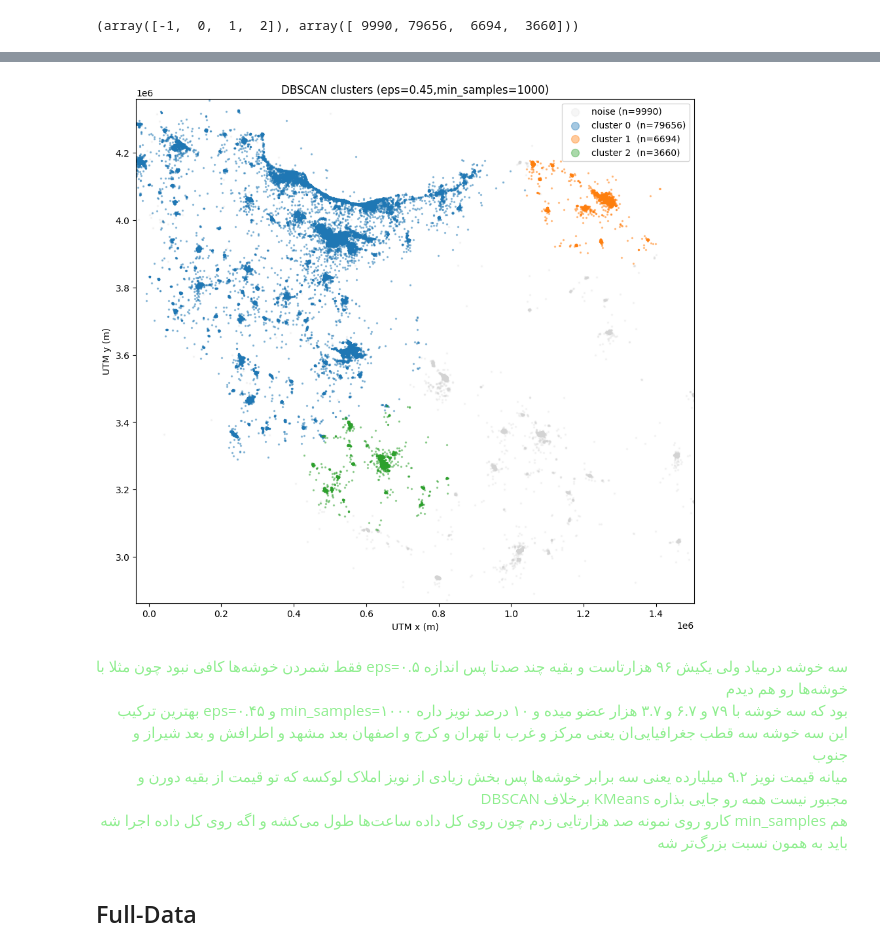
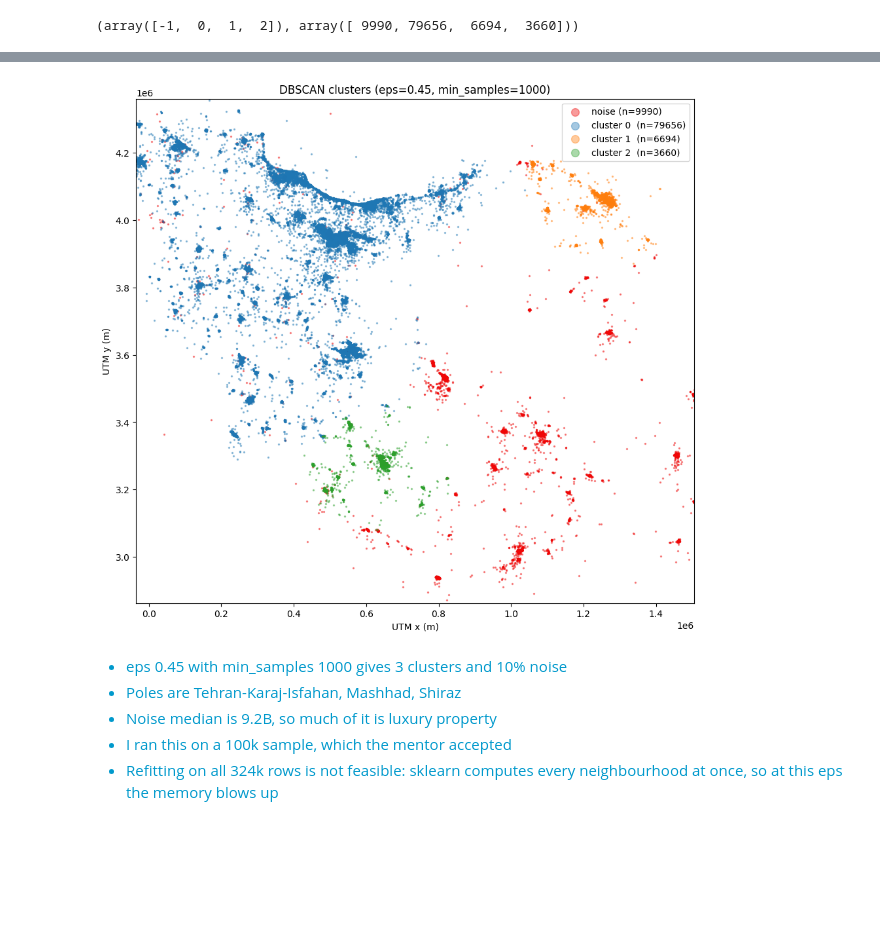
Before and after one commit to aminrafi394/quera-AI-first-project, a Jupyter notebook: notebooks/clustering_mahdi.ipynb, the cells around one changed output, grey strips where cells are left out. Saved outputs shown, nothing was run; the diff lists cells and outputs as text; code cells hidden in the pictures; blank space fills up the shorter version.

```diff
--- a/notebooks/clustering_mahdi.ipynb
+++ b/notebooks/clustering_mahdi.ipynb
@@ -536,35 +595,33 @@ noise median price: 9200 M
 noise top cities: ['tehran', 'kerman', 'bandar-abbas', 'yazd']
 # %%
 # DBSCAN map
+
 plt.figure(figsize=(11, 10))
 
 noise_mask = data_db['dbscan'] == -1
-plt.scatter(data_db.loc[noise_mask, 'utm_x'], data_db.loc[noise_mask, 'utm_y'],s=2, alpha=0.2, c='lightgrey', label=f'noise (n={noise_mask.sum()})')
 
-for c in sorted(data_db.loc[~noise_mask, 'dbscan'].unique()):
+plt.scatter(data_db.loc[noise_mask,'utm_x'],data_db.loc[noise_mask,'utm_y'],s=2,alpha=0.4,c="#EF0707",label=f'noise (n={noise_mask.sum()})')
+
+for c in sorted(data_db.loc[~noise_mask,'dbscan'].unique()):
     sub = data_db[data_db['dbscan'] == c]
-    plt.scatter(sub['utm_x'], sub['utm_y'], s=2, alpha=0.4, label=f'cluster {c}  (n={len(sub)})')
+    plt.scatter(sub['utm_x'],sub['utm_y'],s=2,alpha=0.4,label=f'cluster {c}  (n={len(sub)})')
 
-plt.xlim(x_lo, x_hi)
-plt.ylim(y_lo, y_hi)
+plt.xlim(x_lo,x_hi)
+plt.ylim(y_lo,y_hi)
 plt.xlabel('UTM x (m)')
 plt.ylabel('UTM y (m)')
-plt.title('DBSCAN clusters (eps=0.45,min_samples=1000)')
+plt.title('DBSCAN clusters (eps=0.45, min_samples=1000)')
 plt.legend(markerscale=6)
 plt.show()
 # %% [output]
-[figure, old version]
+[figure, new version]
 # %% [markdown]
-<p dir="rtl" align="right"><font color="#90EE90" face="vazir">
-فقط شمردن خوشه‌ها کافی نبود چون مثلا با eps=۰.۵ سه خوشه درمیاد ولی یکیش ۹۶ هزارتاست و بقیه چند صدتا پس اندازه خوشه‌ها رو هم دیدم
-<br>
-بهترین ترکیب eps=۰.۴۵ و min_samples=۱۰۰۰ بود که سه خوشه با ۷۹ و ۶.۷ و ۳.۷ هزار عضو میده و ۱۰ درصد نویز داره
-<br>
-این سه خوشه سه قطب جغرافیایی‌ان یعنی مرکز و غرب با تهران و کرج و اصفهان بعد مشهد و اطرافش و بعد شیراز و جنوب
-<br>
-میانه قیمت نویز ۹.۲ میلیارده یعنی سه برابر خوشه‌ها پس بخش زیادی از نویز املاک لوکسه که تو قیمت از بقیه دورن و DBSCAN برخلاف KMeans مجبور نیست همه رو جایی بذاره
-<br>
-کارو روی نمونه صد هزارتایی زدم چون روی کل داده ساعت‌ها طول می‌کشه و اگه روی کل داده اجرا شه min_samples هم باید به همون نسبت بزرگ‌تر شه
-</font></p>
+<div dir="ltr" align="left"><font color="#0099cc">
+<ul>
+<li>eps 0.45 with min_samples 1000 gives 3 clusters and 10% noise</li>
+<li>Poles are Tehran-Karaj-Isfahan, Mashhad, Shiraz</li>
+<li>Noise median is 9.2B, so much of it is luxury property</li>
+<li>I ran this on a 100k sample, which the mentor accepted</li>
+<li>Refitting on all 324k rows is not feasible: sklearn computes every neighbourhood at once, so at this eps the memory blows up</li>
+</ul>
+</font></div>
-# %% [markdown]
-## Full-Data
```
Also changed, not shown: parts of 41 cells of this notebook.
